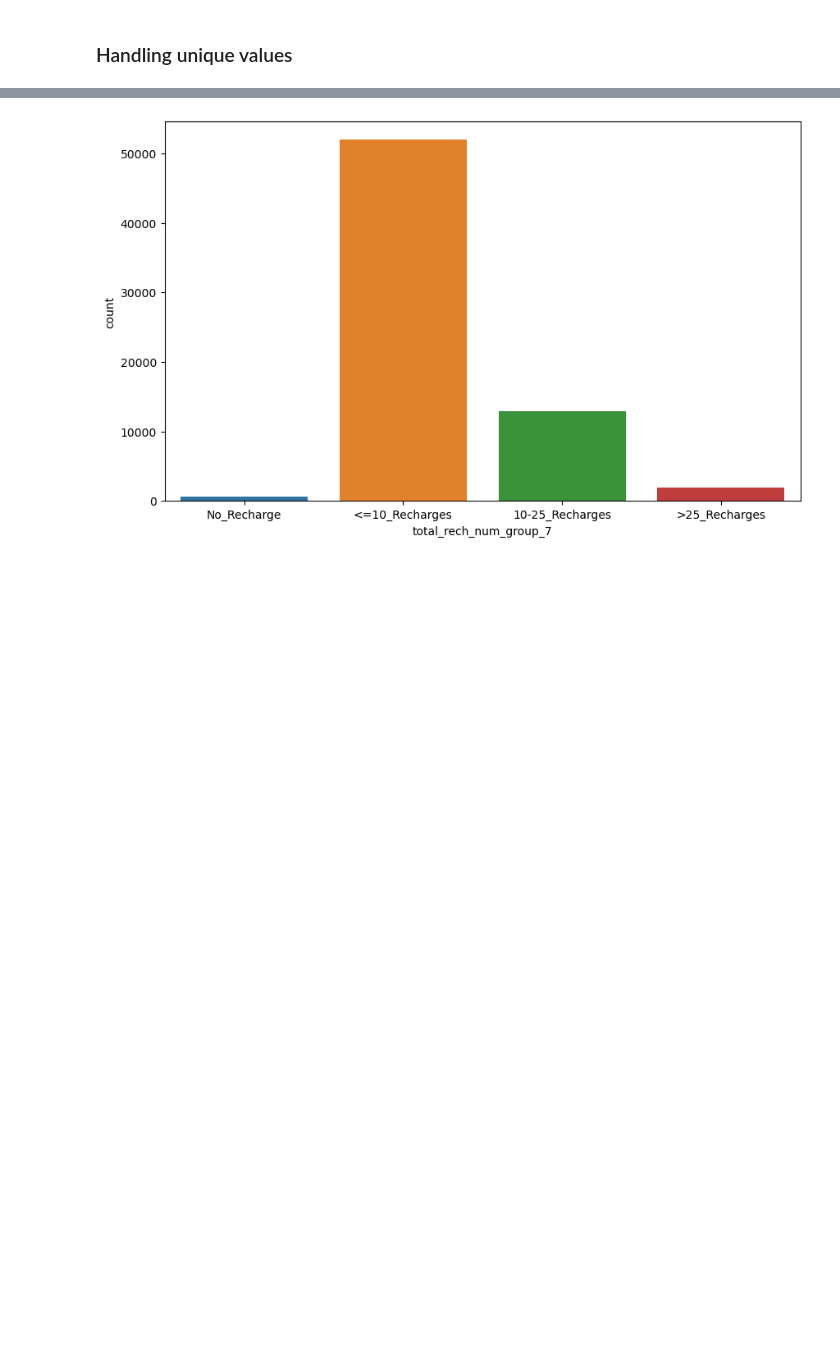
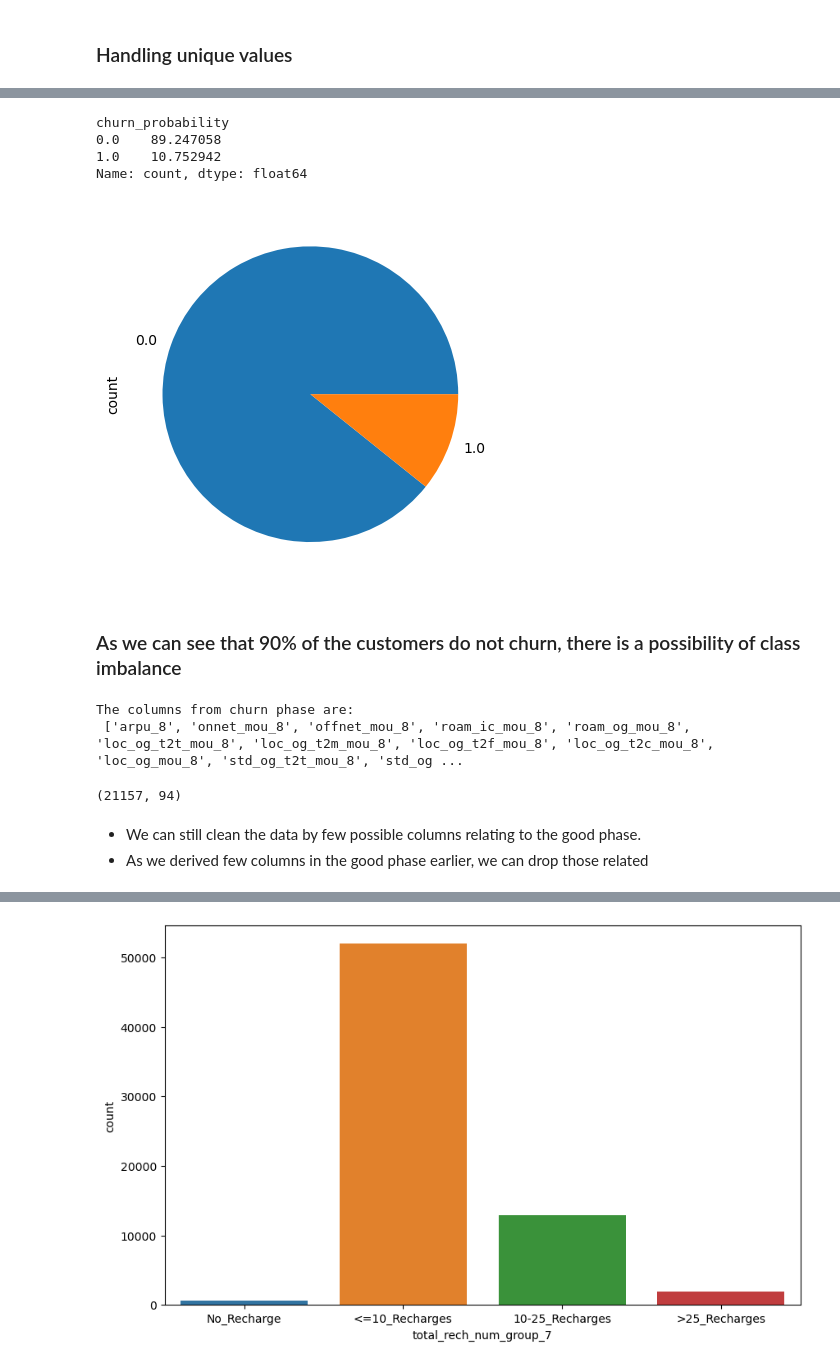
Before and after one commit to SanjayaKumarSahoo/telecom-churn-group-case-study, a Jupyter notebook: solution.ipynb, the cells around one changed output, grey strips where cells are left out. Drawn from its saved outputs; the diff is of its cells as text; code cells hidden in the pictures; blank space fills up the shorter version.

```diff
--- a/solution.ipynb
+++ b/solution.ipynb
@@ -974,0 +401,4 @@ plt.show()
+# %%
+# Dropping the columns related to datetime dtype from the dataset
+telecom_data.drop(["date_of_last_rech_6","date_of_last_rech_7",
+                   "date_of_last_rech_8"], axis=1, inplace=True)
@@ -974,0 +462,17 @@ plt.show()
+# %%
+# Numerical columns available
+num_col = telecom_data.select_dtypes(include = ['int64','float64']).columns.tolist()
+# %%
+# Importing the libraries for Scaling and Imputation
+from sklearn.impute import KNNImputer
+from sklearn.preprocessing import MinMaxScaler
+
+# Calling the Scaling function
+scalar = MinMaxScaler()
+
+# Scaling and transforming the data for the columns that are numerical
+telecom_data[num_col]=scalar.fit_transform(telecom_data[num_col])
+knn=KNNImputer(n_neighbors=3)
+
+telecom_data_knn = pd.DataFrame(knn.fit_transform(telecom_data[num_col]))
+telecom_data_knn.columns=telecom_data[num_col].columns
@@ -974,0 +486,9 @@ plt.show()
+# %%
+# Since we sclaed the numerical columns for the purpose of handling the null values,
+# we can restore the sclaed alues to its original form.
+
+# Converting the scaled data back to the original data
+telecom_data[num_col]=scalar.inverse_transform(telecom_data_knn)
+
+# Checking the top 10 data
+telecom_data.head(10)
@@ -974,0 +528,31 @@ plt.show()
+# %%
+# lets find out churn/non churn percentage
+print((telecom_data['churn_probability'].value_counts()/len(telecom_data))*100)
+((telecom_data['churn_probability'].value_counts()/len(telecom_data))*100).plot(kind="pie")
+plt.show()
+# %% [output]
+churn_probability
+0.0    89.247058
+1.0    10.752942
+Name: count, dtype: float64
+[figure, added]
+# %% [markdown]
+### As we can see that 90% of the customers do not churn, there is a possibility of class imbalance
+# %%
+# Selecting all the churn phase columns in order to drop then
+churn_phase_cols = [col for col in telecom_data.columns if '_8' in col]
+print("The columns from churn phase are:\n",churn_phase_cols)
+# %% [output]
+The columns from churn phase are:
+ ['arpu_8', 'onnet_mou_8', 'offnet_mou_8', 'roam_ic_mou_8', 'roam_og_mou_8', 'loc_og_t2t_mou_8', 'loc_og_t2m_mou_8', 'loc_og_t2f_mou_8', 'loc_og_t2c_mou_8', 'loc_og_mou_8', 'std_og_t2t_mou_8', 'std_og ...
+# %%
+# Dropping the selected churn phase columns
+telecom_data.drop(churn_phase_cols, axis=1, inplace=True)
+
+# The curent dimension of the dataset after dropping the churn related columns
+telecom_data.shape
+# %% [output]
+(21157, 94)
+# %% [markdown]
+- We can still clean the data by few possible columns relating to the good phase.
+- As we derived few columns in the good phase earlier, we can drop those related
```
Also changed, not shown: parts of 231 cells of this notebook.
